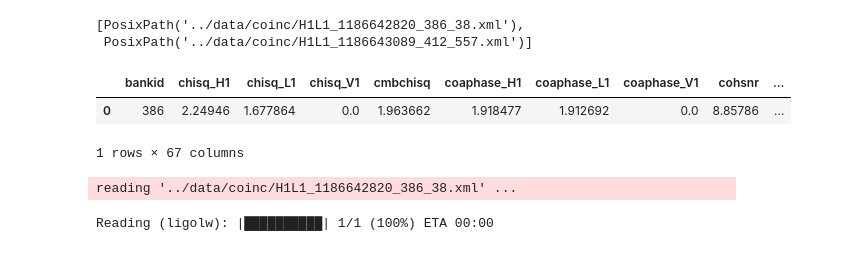
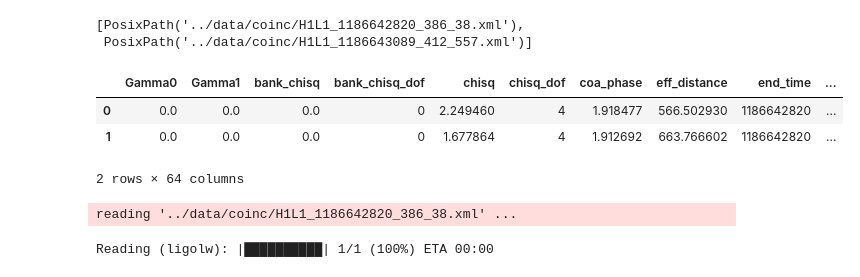
Before and after one commit to tanghyd/spiir-io, a Jupyter notebook: share/notebooks/workflow.ipynb, the cells around one changed output. Saved outputs shown, nothing was run; the diff lists cells and outputs as text; code cells hidden in the pictures.

Commit message:
Update postcoh table load for any ligolw tablename

```diff
--- a/share/notebooks/workflow.ipynb
+++ b/share/notebooks/workflow.ipynb
@@ -25,10 +28,11 @@ paths
 [PosixPath('../data/coinc/H1L1_1186642820_386_38.xml'),
  PosixPath('../data/coinc/H1L1_1186643089_412_557.xml')]
 # %%
-df = spiir.io.ligolw.load_postcoh_tables(paths[0], verbose=False)
+df = spiir.io.ligolw.load_ligolw_tables(paths[0], table="sngl_inspiral", verbose=False)
 df
 # %% [output]
-|  | bankid | chisq_H1 | chisq_L1 | chisq_V1 | cmbchisq | coaphase_H1 | coaphase_L1 | coaphase_V1 | cohsnr | ... |
-| 0 | 386 | 2.24946 | 1.677864 | 0.0 | 1.963662 | 1.918477 | 1.912692 | 0.0 | 8.85786 | ... |
+|  | Gamma0 | Gamma1 | bank_chisq | bank_chisq_dof | chisq | chisq_dof | coa_phase | eff_distance | end_time | ... |
+| 0 | 0.0 | 0.0 | 0.0 | 0 | 2.249460 | 4 | 1.918477 | 566.502930 | 1186642820 | ... |
+| 1 | 0.0 | 0.0 | 0.0 | 0 | 1.677864 | 4 | 1.912692 | 663.766602 | 1186642820 | ... |
-1 rows × 67 columns
+2 rows × 64 columns
 # %%
```
Also changed, not shown: parts of 2 cells of this notebook, 2 other files.
